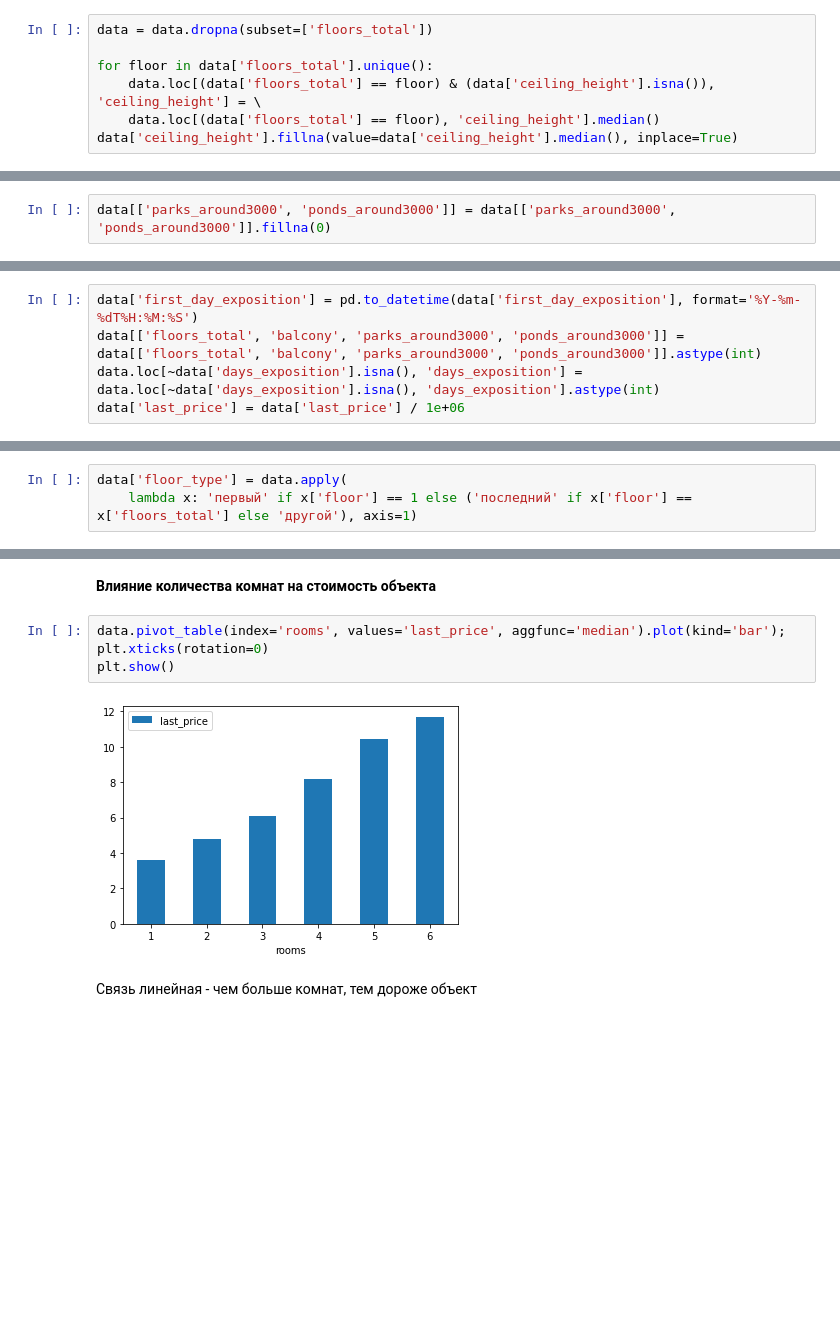
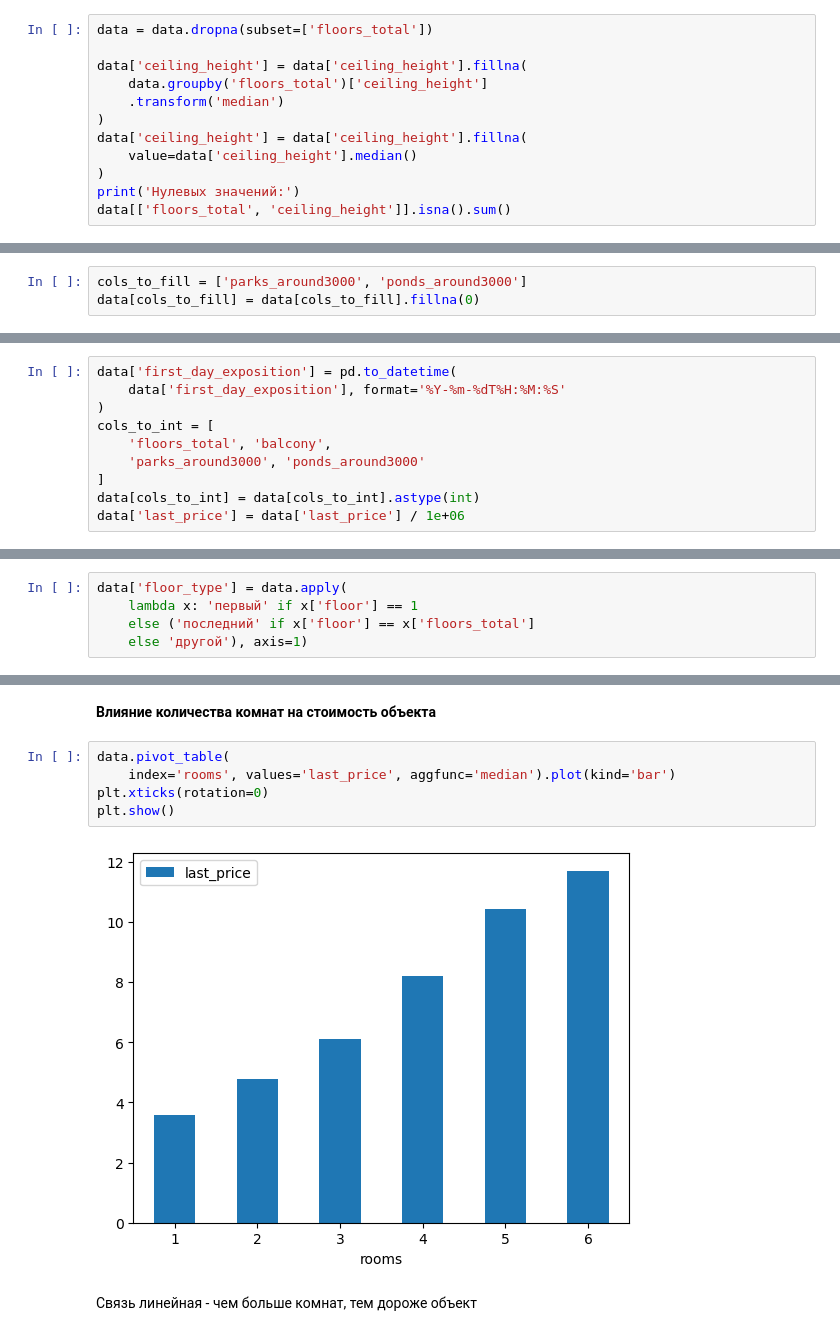
Before and after one commit to alex-blessed/YandexP-projects, a Jupyter notebook: Realty.ipynb, the cells around one changed output, grey strips where cells are left out. Saved outputs shown, nothing was run; the diff lists cells and outputs as text; blank space fills up the shorter version.

```diff
--- a/Realty.ipynb
+++ b/Realty.ipynb
@@ -154,7 +74,12 @@ dtype: int64
 # %%
 data = data.dropna(subset=['floors_total'])
 
-for floor in data['floors_total'].unique():
-    data.loc[(data['floors_total'] == floor) & (data['ceiling_height'].isna()), 'ceiling_height'] = \
-    data.loc[(data['floors_total'] == floor), 'ceiling_height'].median()
-data['ceiling_height'].fillna(value=data['ceiling_height'].median(), inplace=True)
+data['ceiling_height'] = data['ceiling_height'].fillna(
+    data.groupby('floors_total')['ceiling_height']
+    .transform('median')
+)
+data['ceiling_height'] = data['ceiling_height'].fillna(
+    value=data['ceiling_height'].median()
+)
+print('Нулевых значений:')
+data[['floors_total', 'ceiling_height']].isna().sum()
@@ -209,7 +119,8 @@ data = data.dropna(subset=['locality_name'])
 
 Пропуски, скорее всего, означают отсутствие. Заменю на 0
 # %%
-data[['parks_around3000', 'ponds_around3000']] = data[['parks_around3000', 'ponds_around3000']].fillna(0)
+cols_to_fill = ['parks_around3000', 'ponds_around3000']
+data[cols_to_fill] = data[cols_to_fill].fillna(0)
 # %% [markdown]
 `days_exposition`
 
@@ -282,6 +181,11 @@ memory usage: 3.7+ MB
 - `last_price` для удобства буду выводить в миллионах
 # %%
-data['first_day_exposition'] = pd.to_datetime(data['first_day_exposition'], format='%Y-%m-%dT%H:%M:%S')
-data[['floors_total', 'balcony', 'parks_around3000', 'ponds_around3000']] = data[['floors_total', 'balcony', 'parks_around3000', 'ponds_around3000']].astype(int)
-data.loc[~data['days_exposition'].isna(), 'days_exposition'] = data.loc[~data['days_exposition'].isna(), 'days_exposition'].astype(int)
+data['first_day_exposition'] = pd.to_datetime(
+    data['first_day_exposition'], format='%Y-%m-%dT%H:%M:%S'
+)
+cols_to_int = [
+    'floors_total', 'balcony',
+    'parks_around3000', 'ponds_around3000'
+]
+data[cols_to_int] = data[cols_to_int].astype(int)
 data['last_price'] = data['last_price'] / 1e+06
@@ -524,7 +373,9 @@ data['year'] = data['first_day_exposition'].dt.year
 Тип этажа квартиры
 # %%
 data['floor_type'] = data.apply(
-    lambda x: 'первый' if x['floor'] == 1 else ('последний' if x['floor'] == x['floors_total'] else 'другой'), axis=1)
+    lambda x: 'первый' if x['floor'] == 1
+    else ('последний' if x['floor'] == x['floors_total']
+    else 'другой'), axis=1)
 # %% [markdown]
 Растояние в км до центра города
 # %%
@@ -803,11 +606,12 @@ Correlation: 0.5819290063650853
 # %% [markdown]
 **Влияние количества комнат на стоимость объекта**
 # %%
-data.pivot_table(index='rooms', values='last_price', aggfunc='median').plot(kind='bar');
+data.pivot_table(
+    index='rooms', values='last_price', aggfunc='median').plot(kind='bar')
 plt.xticks(rotation=0)
 plt.show()
 # %% [output]
-[figure, old version]
+[figure, new version]
 # %% [markdown]
 Связь линейная - чем больше комнат, тем дороже объект
 # %% [markdown]
```
Also changed, not shown: parts of 94 cells of this notebook.
